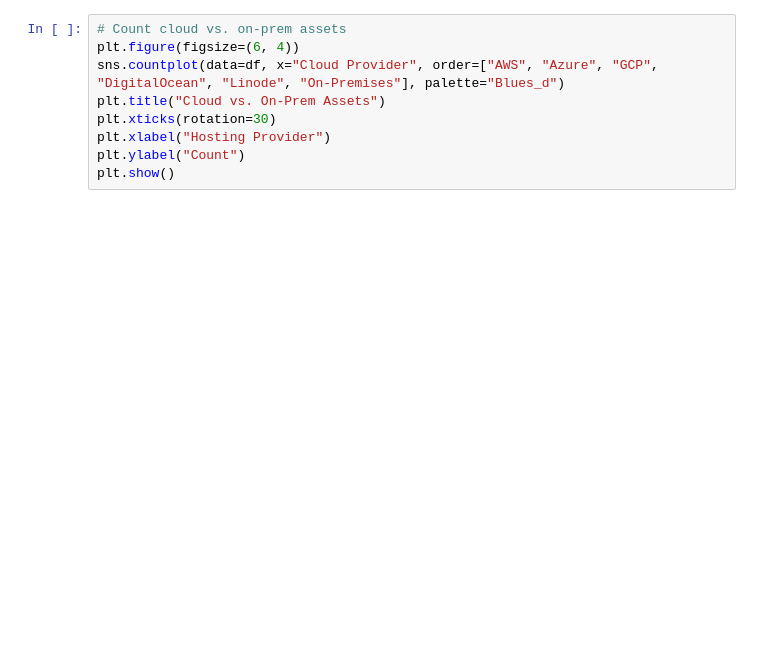
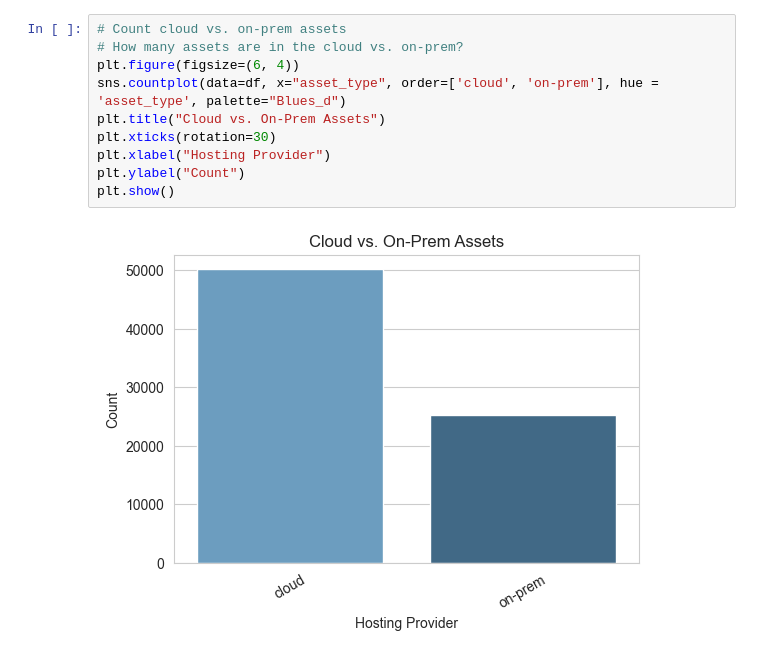
Before and after one commit to jessie-jamieson/ai_for_sec_workshop, a Jupyter notebook: notebooks/asm_explorer.ipynb, the cells around one changed output. Cells and saved outputs as stored; diff of their text form; blank space fills up the shorter version.

```diff
--- a/notebooks/asm_explorer.ipynb
+++ b/notebooks/asm_explorer.ipynb
@@ -57,11 +112,14 @@ plt.show()
 # %%
 # Count cloud vs. on-prem assets
+# How many assets are in the cloud vs. on-prem?
 plt.figure(figsize=(6, 4))
-sns.countplot(data=df, x="Cloud Provider", order=["AWS", "Azure", "GCP", "DigitalOcean", "Linode", "On-Premises"], palette="Blues_d")
+sns.countplot(data=df, x="asset_type", order=['cloud', 'on-prem'], hue = 'asset_type', palette="Blues_d")
 plt.title("Cloud vs. On-Prem Assets")
 plt.xticks(rotation=30)
 plt.xlabel("Hosting Provider")
 plt.ylabel("Count")
 plt.show()
+# %% [output]
+[figure, added]
 # %%
 # Count most common exposed services
```
Also changed, not shown: parts of 11 cells of this notebook, 4 other files.
